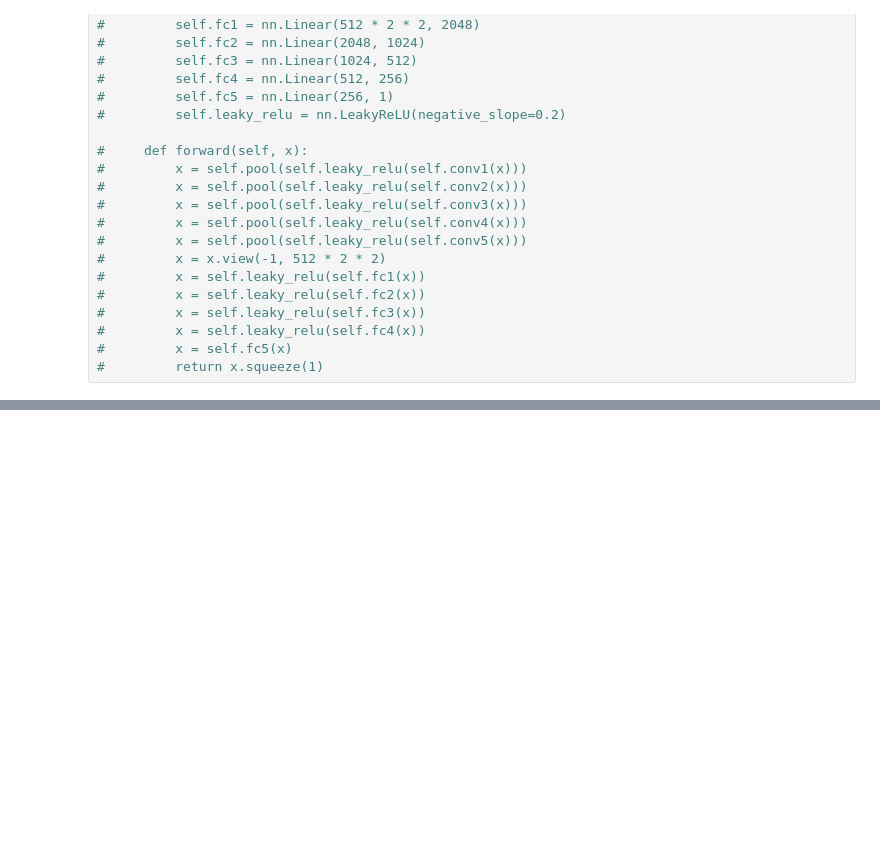
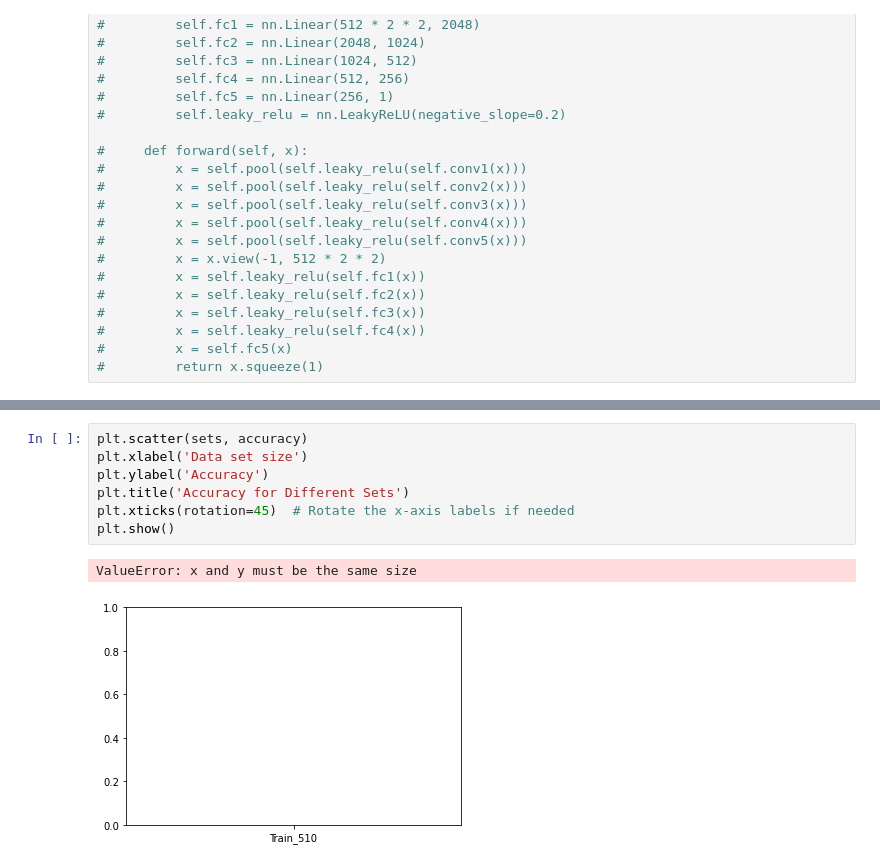
Before and after one commit to vanboven073/4AI00, a Jupyter notebook: Blender_Automation/CNN_comparison.ipynb, the cells around one changed output, grey strips where cells are left out. Saved outputs shown, nothing was run; the diff lists cells and outputs as text; blank space fills up the shorter version.

```diff
--- a/Blender_Automation/CNN_comparison.ipynb
+++ b/Blender_Automation/CNN_comparison.ipynb
@@ -768,0 +443,10 @@ plt.show()
+# %%
+plt.scatter(sets, accuracy)
+plt.xlabel('Data set size')
+plt.ylabel('Accuracy')
+plt.title('Accuracy for Different Sets')
+plt.xticks(rotation=45)  # Rotate the x-axis labels if needed
+plt.show()
+# %% [output]
+ValueError: x and y must be the same size
+[figure, added]
```
Also changed, not shown: parts of 17 cells of this notebook.
